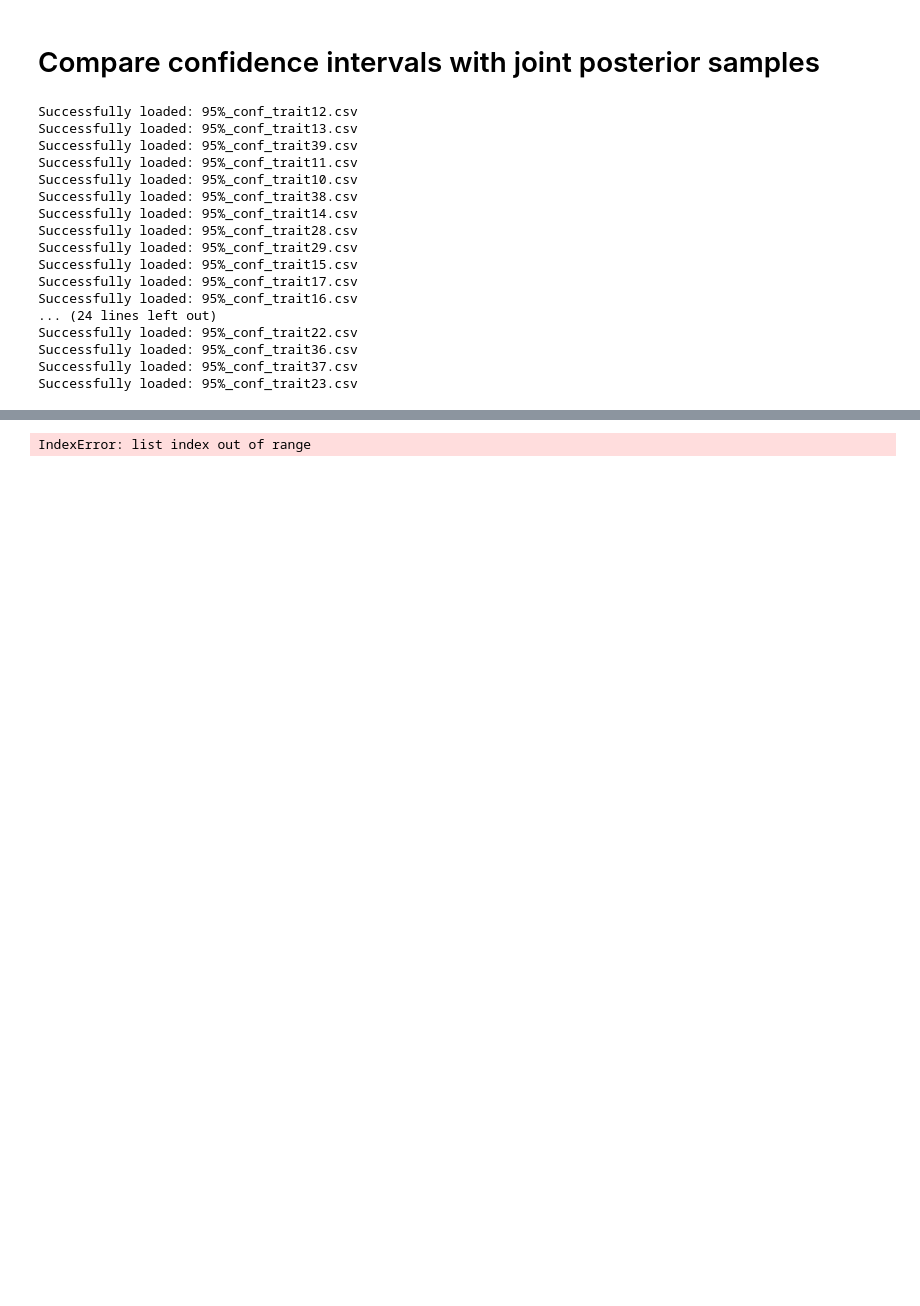
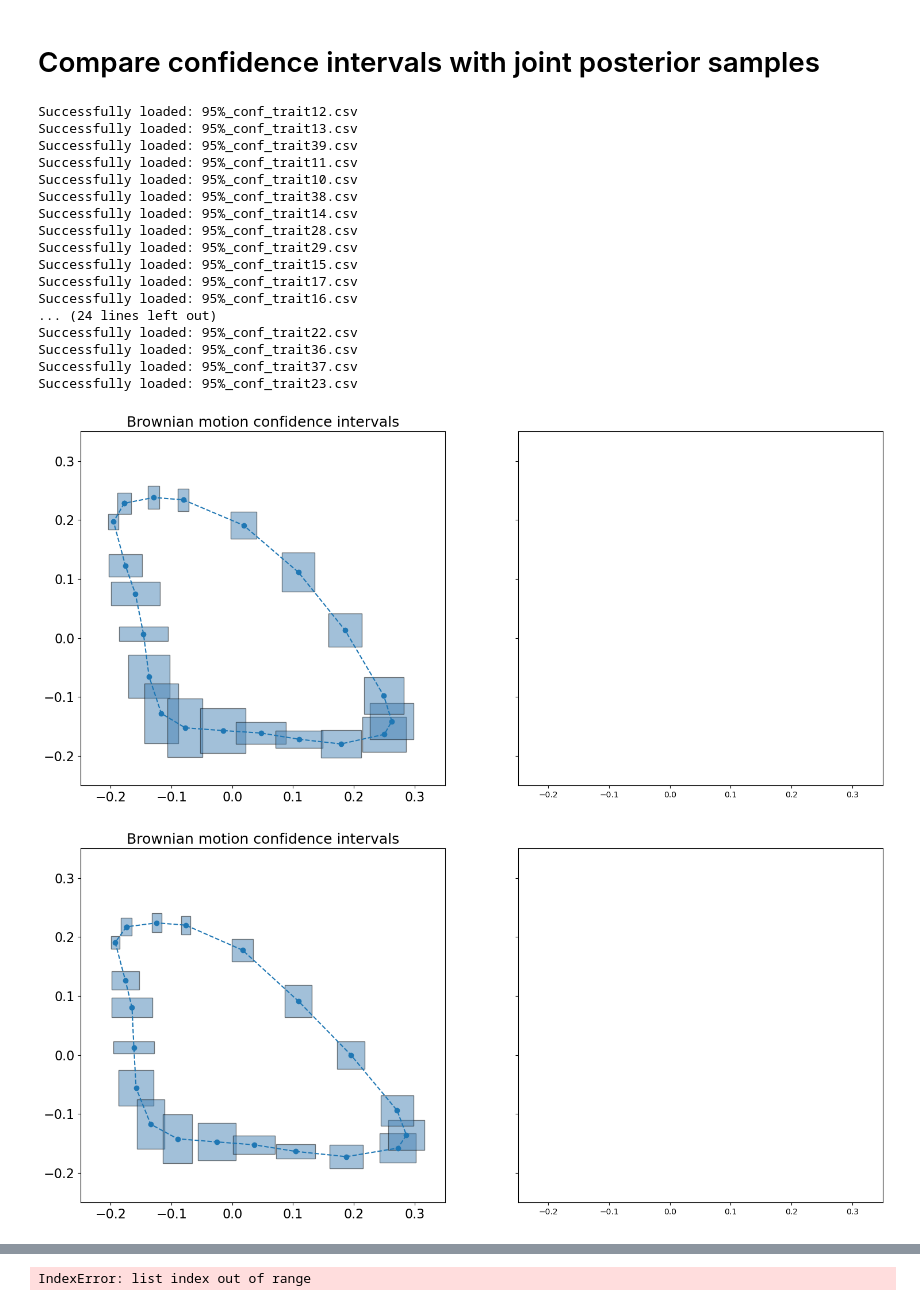
Before and after one commit to sofiastroustrup/SPMS, a Jupyter notebook: experiments/comparison/analyze_results.ipynb, the cells around one changed output, grey strips where cells are left out. Drawn from its saved outputs; the diff is of its cells as text; code cells hidden in the pictures; blank space fills up the shorter version.

```diff
--- a/experiments/comparison/analyze_results.ipynb
+++ b/experiments/comparison/analyze_results.ipynb
@@ -166,3 +120,28 @@ x_min, x_max = confidence_intervals['95%_conf_trait1.csv'].iloc[0,:]
 y_min, y_max = confidence_intervals['95%_conf_trait2.csv'].iloc[0,:]
 # select which node to plot
 nidx = 2
+# %%
+for nidx in range(4):
+    fig, axes = plt.subplots(1, 2, figsize=(18, 8), sharex=True, sharey=True)
+    xlim_min = -0.25; xlim_max = 0.35
+    ylim_min = -0.25; ylim_max = 0.35
+    # First subplot: fastAnc_recon with confidence intervals
+    axes[0].plot(fastAnc_recon_for_plotting.iloc[0::2, nidx], fastAnc_recon_for_plotting.iloc[1::2, nidx], '--o')
+    axes[0].set_xlim(xlim_min, xlim_max)
+    axes[0].set_ylim(ylim_min, ylim_max)
+    for i in range(0, fastAnc_recon.shape[0], 2):
+        x_min, x_max = confidence_intervals[f'95%_conf_trait{i+1}.csv'].iloc[nidx,:]
+        y_min, y_max = confidence_intervals[f'95%_conf_trait{i+2}.csv'].iloc[nidx,:]
+        rect = patches.Rectangle((x_min, y_min), x_max - x_min, y_max - y_min,
+                                linewidth=1,
+                                edgecolor='black',
+                                facecolor='steelblue',
+                                alpha=.5)
+        axes[0].add_patch(rect)
+    axes[0].tick_params(axis='both', which='major', labelsize=16)
+    axes[0].set_title('Brownian motion confidence intervals', fontsize=18)
+
+    plt.savefig(sim_path + f"/BM_CI_nidx={nidx}.pdf")
+# %% [output]
+[figure, added]
+[figure, added]
```
Also changed, not shown: parts of 19 cells of this notebook, 4 other files.
